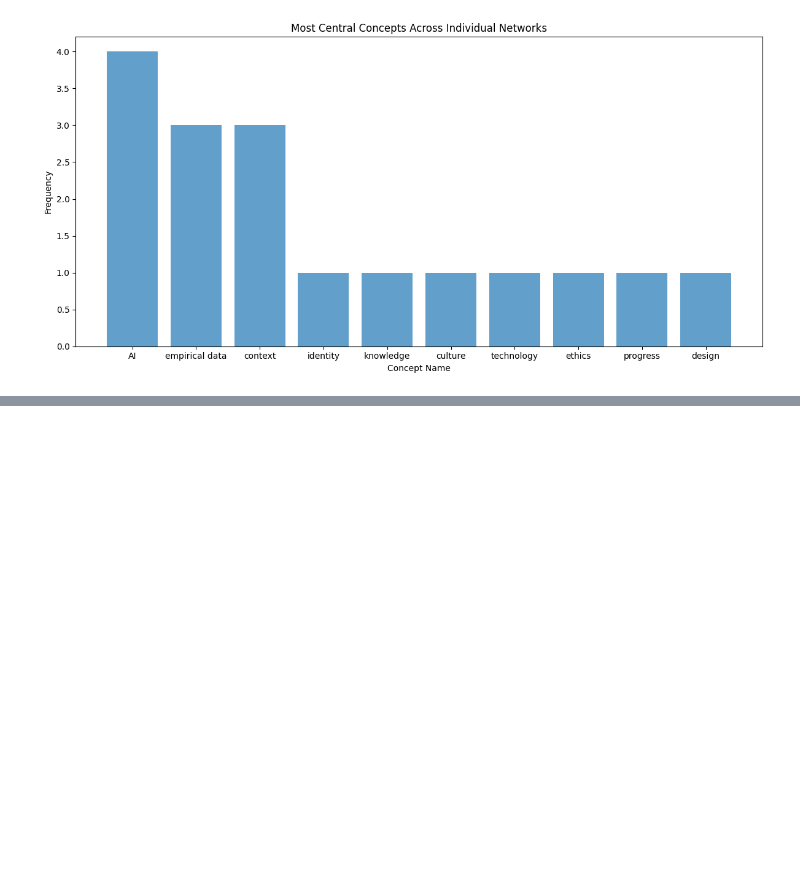
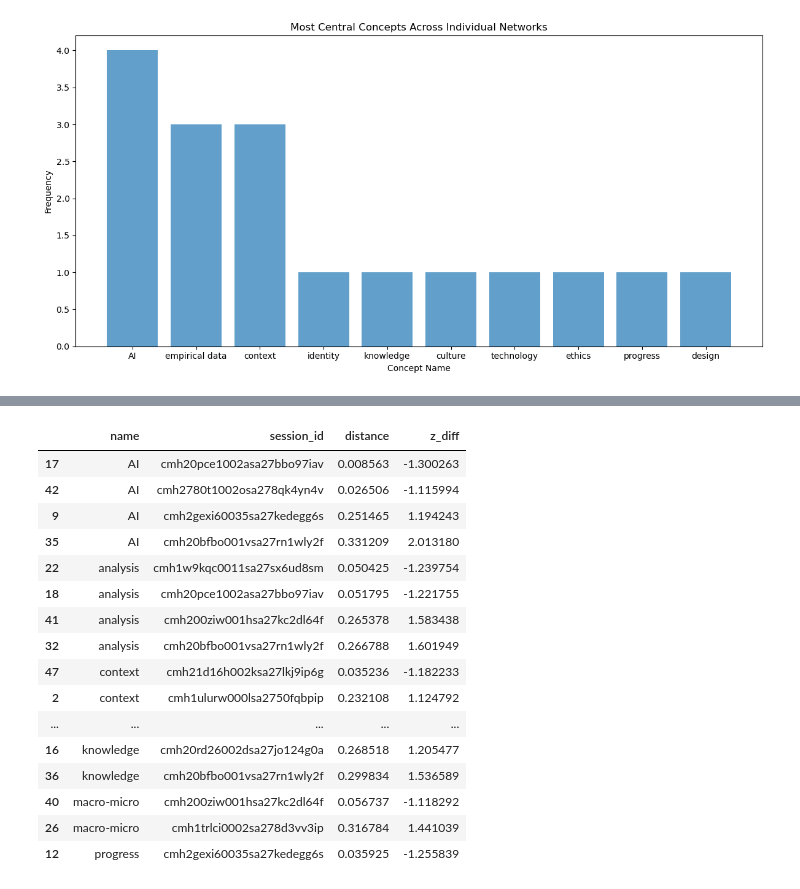
Before and after one commit to isaacbacker/GroupPres_SDS, a Jupyter notebook: Notebooks/network_analysis_group_project.ipynb, the cells around one changed output, grey strips where cells are left out. Saved outputs shown, nothing was run; the diff lists cells and outputs as text; code cells hidden in the pictures; blank space fills up the shorter version.

```diff
--- a/Notebooks/network_analysis_group_project.ipynb
+++ b/Notebooks/network_analysis_group_project.ipynb
@@ -599,0 +743,22 @@ plt.show()
+# %%
+examples = df_focus.loc[(df_focus['z_diff'] > 1.0) | (df_focus['z_diff'] < -1.0)]
+examples = examples.sort_values(by=['name', 'z_diff'])
+examples[['name', 'session_id', 'distance', 'z_diff']]
+# %% [output]
+|  | name | session_id | distance | z_diff |
+| 17 | AI | cmh20pce1002asa27bbo97iav | 0.008563 | -1.300263 |
+| 42 | AI | cmh2780t1002osa278qk4yn4v | 0.026506 | -1.115994 |
+| 9 | AI | cmh2gexi60035sa27kedegg6s | 0.251465 | 1.194243 |
+| 35 | AI | cmh20bfbo001vsa27rn1wly2f | 0.331209 | 2.013180 |
+| 22 | analysis | cmh1w9kqc0011sa27sx6ud8sm | 0.050425 | -1.239754 |
+| 18 | analysis | cmh20pce1002asa27bbo97iav | 0.051795 | -1.221755 |
+| 41 | analysis | cmh200ziw001hsa27kc2dl64f | 0.265378 | 1.583438 |
+| 32 | analysis | cmh20bfbo001vsa27rn1wly2f | 0.266788 | 1.601949 |
+| 47 | context | cmh21d16h002ksa27lkj9ip6g | 0.035236 | -1.182233 |
+| 2 | context | cmh1ulurw000lsa2750fqbpip | 0.232108 | 1.124792 |
+| ... | ... | ... | ... | ... |
+| 16 | knowledge | cmh20rd26002dsa27jo124g0a | 0.268518 | 1.205477 |
+| 36 | knowledge | cmh20bfbo001vsa27rn1wly2f | 0.299834 | 1.536589 |
+| 40 | macro-micro | cmh200ziw001hsa27kc2dl64f | 0.056737 | -1.118292 |
+| 26 | macro-micro | cmh1trlci0002sa278d3vv3ip | 0.316784 | 1.441039 |
+| 12 | progress | cmh2gexi60035sa27kedegg6s | 0.035925 | -1.255839 |
```
Also changed, not shown: parts of 18 cells of this notebook, 1 other file.
